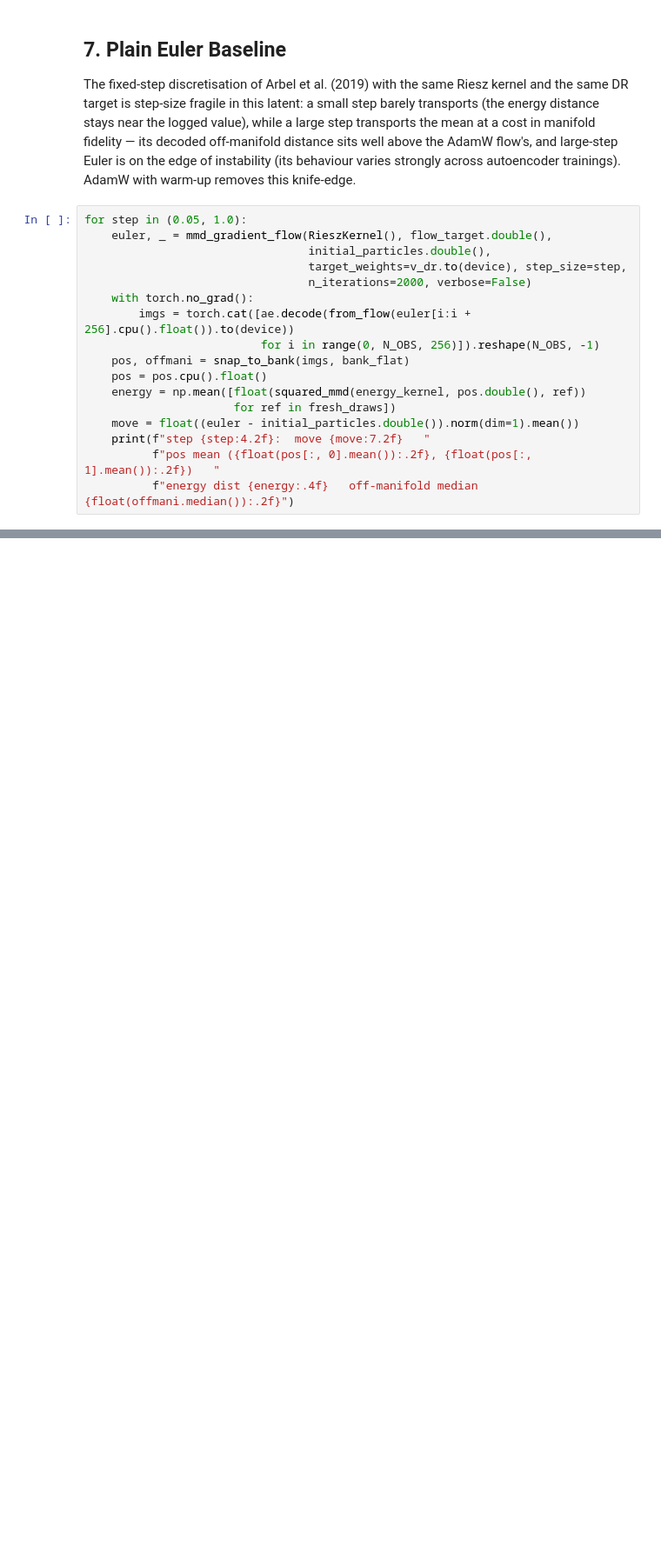
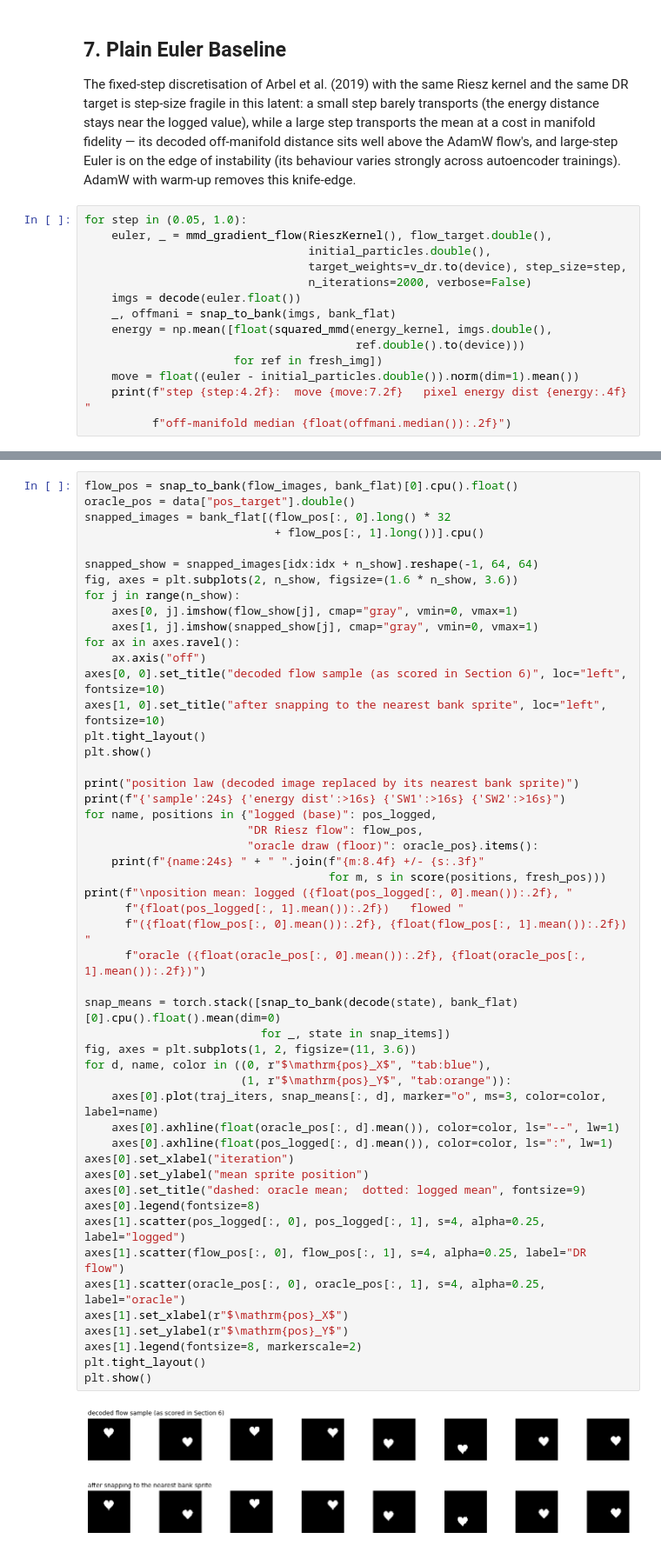
Before and after one commit to BariscanBozkurt/Interventional-MMD-Flow-Sampling, a Jupyter notebook: NotebookExamples/Interventional_MMD_Flow/dSprites_Continuous_Action_CrossFit_DR_Riesz_MMD_Flow_AdamW.ipynb, the cells around one changed output, grey strips where cells are left out. Shown at 87% size. Saved outputs shown, nothing was run; the diff lists cells and outputs as text; blank space fills up the shorter version.

```diff
--- a/NotebookExamples/Interventional_MMD_Flow/dSprites_Continuous_Action_CrossFit_DR_Riesz_MMD_Flow_AdamW.ipynb
+++ b/NotebookExamples/Interventional_MMD_Flow/dSprites_Continuous_Action_CrossFit_DR_Riesz_MMD_Flow_AdamW.ipynb
@@ -424,15 +424,12 @@ for step in (0.05, 1.0):
                                  initial_particles.double(),
                                  target_weights=v_dr.to(device), step_size=step,
                                  n_iterations=2000, verbose=False)
-    with torch.no_grad():
-        imgs = torch.cat([ae.decode(from_flow(euler[i:i + 256].cpu().float()).to(device))
-                          for i in range(0, N_OBS, 256)]).reshape(N_OBS, -1)
-    pos, offmani = snap_to_bank(imgs, bank_flat)
-    pos = pos.cpu().float()
-    energy = np.mean([float(squared_mmd(energy_kernel, pos.double(), ref))
-                      for ref in fresh_draws])
+    imgs = decode(euler.float())
+    _, offmani = snap_to_bank(imgs, bank_flat)
+    energy = np.mean([float(squared_mmd(energy_kernel, imgs.double(),
+                                        ref.double().to(device)))
+                      for ref in fresh_img])
     move = float((euler - initial_particles.double()).norm(dim=1).mean())
-    print(f"step {step:4.2f}:  move {move:7.2f}   "
-          f"pos mean ({float(pos[:, 0].mean()):.2f}, {float(pos[:, 1].mean()):.2f})   "
-          f"energy dist {energy:.4f}   off-manifold median {float(offmani.median()):.2f}")
+    print(f"step {step:4.2f}:  move {move:7.2f}   pixel energy dist {energy:.4f}   "
+          f"off-manifold median {float(offmani.median()):.2f}")
 # %% [output]
@@ -440,0 +453,52 @@ step 1.00:  move    3.94   pos mean (18.61, 18.64)   energy dist 0.0429   off-ma
+# %%
+flow_pos = snap_to_bank(flow_images, bank_flat)[0].cpu().float()
+oracle_pos = data["pos_target"].double()
+snapped_images = bank_flat[(flow_pos[:, 0].long() * 32
+                            + flow_pos[:, 1].long())].cpu()
+
+snapped_show = snapped_images[idx:idx + n_show].reshape(-1, 64, 64)
+fig, axes = plt.subplots(2, n_show, figsize=(1.6 * n_show, 3.6))
+for j in range(n_show):
+    axes[0, j].imshow(flow_show[j], cmap="gray", vmin=0, vmax=1)
+    axes[1, j].imshow(snapped_show[j], cmap="gray", vmin=0, vmax=1)
+for ax in axes.ravel():
+    ax.axis("off")
+axes[0, 0].set_title("decoded flow sample (as scored in Section 6)", loc="left", fontsize=10)
+axes[1, 0].set_title("after snapping to the nearest bank sprite", loc="left", fontsize=10)
+plt.tight_layout()
+plt.show()
+
+print("position law (decoded image replaced by its nearest bank sprite)")
+print(f"{'sample':24s} {'energy dist':>16s} {'SW1':>16s} {'SW2':>16s}")
+for name, positions in {"logged (base)": pos_logged,
+                        "DR Riesz flow": flow_pos,
+                        "oracle draw (floor)": oracle_pos}.items():
+    print(f"{name:24s} " + " ".join(f"{m:8.4f} +/- {s:.3f}"
+                                    for m, s in score(positions, fresh_pos)))
+print(f"\nposition mean: logged ({float(pos_logged[:, 0].mean()):.2f}, "
+      f"{float(pos_logged[:, 1].mean()):.2f})   flowed "
+      f"({float(flow_pos[:, 0].mean()):.2f}, {float(flow_pos[:, 1].mean()):.2f})   "
+      f"oracle ({float(oracle_pos[:, 0].mean()):.2f}, {float(oracle_pos[:, 1].mean()):.2f})")
+
+snap_means = torch.stack([snap_to_bank(decode(state), bank_flat)[0].cpu().float().mean(dim=0)
+                          for _, state in snap_items])
+fig, axes = plt.subplots(1, 2, figsize=(11, 3.6))
+for d, name, color in ((0, r"$\mathrm{pos}_X$", "tab:blue"),
+                       (1, r"$\mathrm{pos}_Y$", "tab:orange")):
+    axes[0].plot(traj_iters, snap_means[:, d], marker="o", ms=3, color=color, label=name)
+    axes[0].axhline(float(oracle_pos[:, d].mean()), color=color, ls="--", lw=1)
+    axes[0].axhline(float(pos_logged[:, d].mean()), color=color, ls=":", lw=1)
+axes[0].set_xlabel("iteration")
+axes[0].set_ylabel("mean sprite position")
+axes[0].set_title("dashed: oracle mean;  dotted: logged mean", fontsize=9)
+axes[0].legend(fontsize=8)
+axes[1].scatter(pos_logged[:, 0], pos_logged[:, 1], s=4, alpha=0.25, label="logged")
+axes[1].scatter(flow_pos[:, 0], flow_pos[:, 1], s=4, alpha=0.25, label="DR flow")
+axes[1].scatter(oracle_pos[:, 0], oracle_pos[:, 1], s=4, alpha=0.25, label="oracle")
+axes[1].set_xlabel(r"$\mathrm{pos}_X$")
+axes[1].set_ylabel(r"$\mathrm{pos}_Y$")
+axes[1].legend(fontsize=8, markerscale=2)
+plt.tight_layout()
+plt.show()
+# %% [output]
+[figure, added]
```
Also changed, not shown: parts of 12 cells of this notebook, 9 other files.
